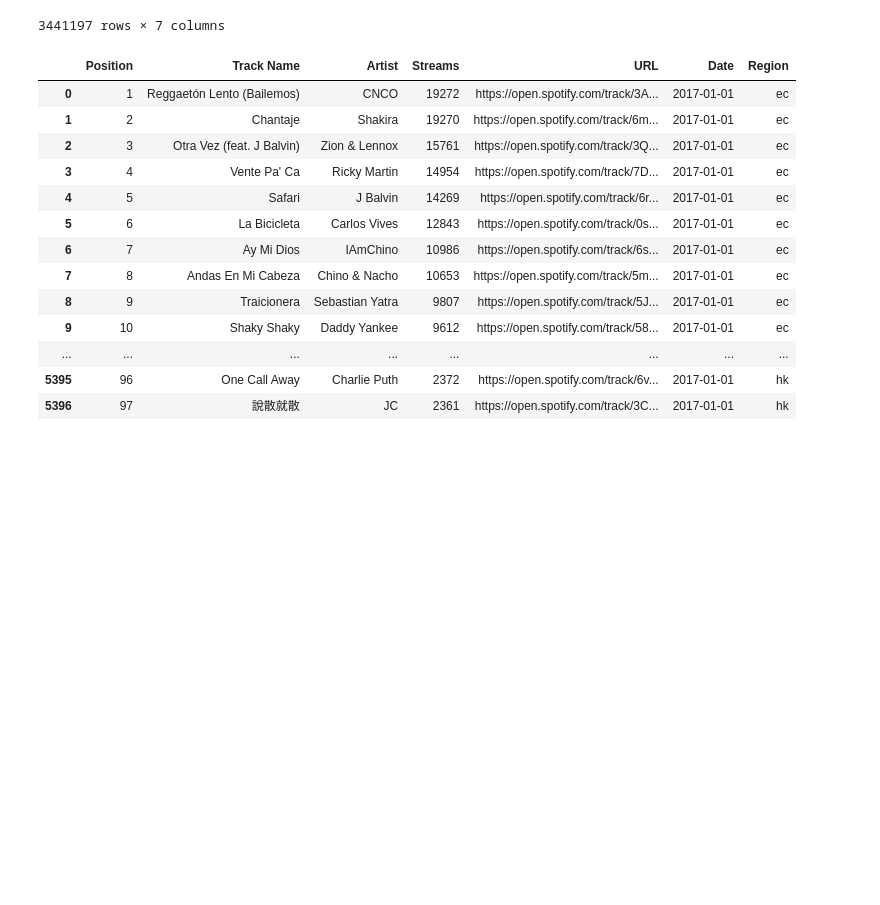
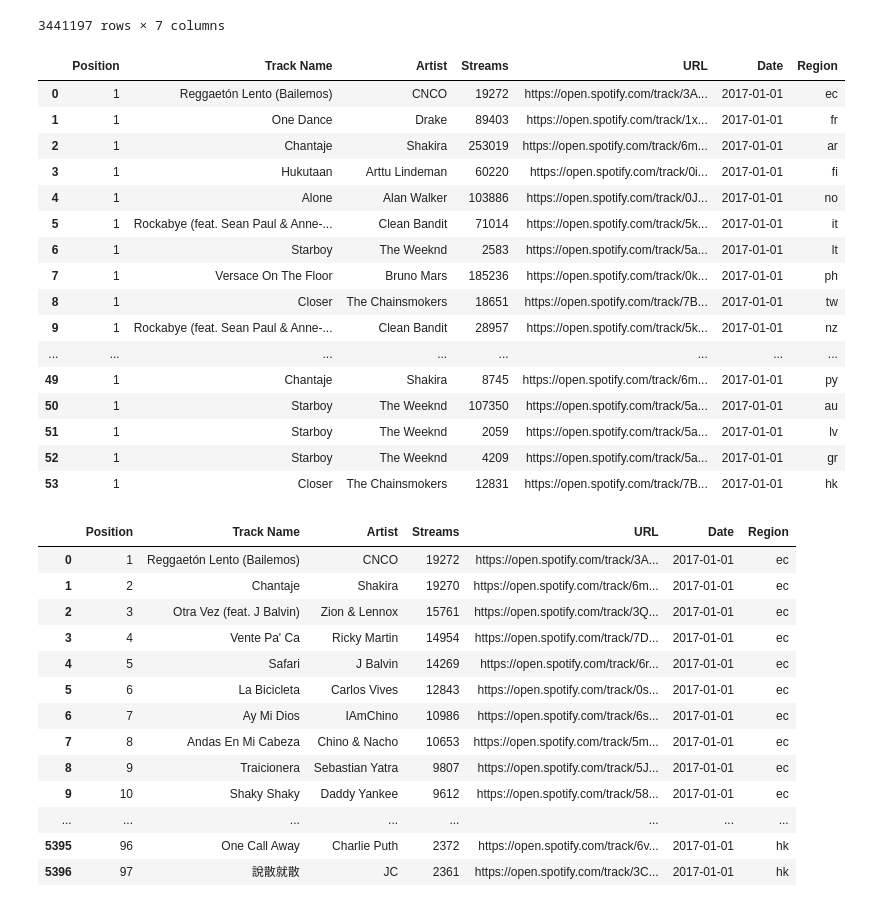
Before and after one commit to Aritra23/Spotify-Visualization, a Jupyter notebook: Spotify_Data_Analysis.ipynb, the cells around one changed output. Saved outputs shown, nothing was run; the diff lists cells and outputs as text; code cells hidden in the pictures; blank space fills up the shorter version.

```diff
--- a/Spotify_Data_Analysis.ipynb
+++ b/Spotify_Data_Analysis.ipynb
@@ -48,6 +263,27 @@ spotify_df
 | 3441195 | 199 | 面具 | Alfred Hui | 2102 | https://open.spotify.com/track/58... | 2018-01-09 | hk |
 | 3441196 | 200 | Let Her Go | Passenger | 2088 | https://open.spotify.com/track/2j... | 2018-01-09 | hk |
 3441197 rows × 7 columns
+# %%
+position_group = spotify_df.groupby("Region").head(1).reset_index(drop=True)
+position_group
+# %% [output]
+|  | Position | Track Name | Artist | Streams | URL | Date | Region |
+| 0 | 1 | Reggaetón Lento (Bailemos) | CNCO | 19272 | https://open.spotify.com/track/3A... | 2017-01-01 | ec |
+| 1 | 1 | One Dance | Drake | 89403 | https://open.spotify.com/track/1x... | 2017-01-01 | fr |
+| 2 | 1 | Chantaje | Shakira | 253019 | https://open.spotify.com/track/6m... | 2017-01-01 | ar |
+| 3 | 1 | Hukutaan | Arttu Lindeman | 60220 | https://open.spotify.com/track/0i... | 2017-01-01 | fi |
+| 4 | 1 | Alone | Alan Walker | 103886 | https://open.spotify.com/track/0J... | 2017-01-01 | no |
+| 5 | 1 | Rockabye (feat. Sean Paul & Anne-... | Clean Bandit | 71014 | https://open.spotify.com/track/5k... | 2017-01-01 | it |
+| 6 | 1 | Starboy | The Weeknd | 2583 | https://open.spotify.com/track/5a... | 2017-01-01 | lt |
+| 7 | 1 | Versace On The Floor | Bruno Mars | 185236 | https://open.spotify.com/track/0k... | 2017-01-01 | ph |
+| 8 | 1 | Closer | The Chainsmokers | 18651 | https://open.spotify.com/track/7B... | 2017-01-01 | tw |
+| 9 | 1 | Rockabye (feat. Sean Paul & Anne-... | Clean Bandit | 28957 | https://open.spotify.com/track/5k... | 2017-01-01 | nz |
+| ... | ... | ... | ... | ... | ... | ... | ... |
+| 49 | 1 | Chantaje | Shakira | 8745 | https://open.spotify.com/track/6m... | 2017-01-01 | py |
+| 50 | 1 | Starboy | The Weeknd | 107350 | https://open.spotify.com/track/5a... | 2017-01-01 | au |
+| 51 | 1 | Starboy | The Weeknd | 2059 | https://open.spotify.com/track/5a... | 2017-01-01 | lv |
+| 52 | 1 | Starboy | The Weeknd | 4209 | https://open.spotify.com/track/5a... | 2017-01-01 | gr |
+| 53 | 1 | Closer | The Chainsmokers | 12831 | https://open.spotify.com/track/7B... | 2017-01-01 | hk |
 # %%
 region_group = spotify_df.groupby("Region").head(100).reset_index(drop=True)
 # groupbyregion_df = region_group.sort_values(ascending=False).head(100).reset_index(drop=True)
```
Also changed, not shown: parts of 15 cells of this notebook, 8 other files.
